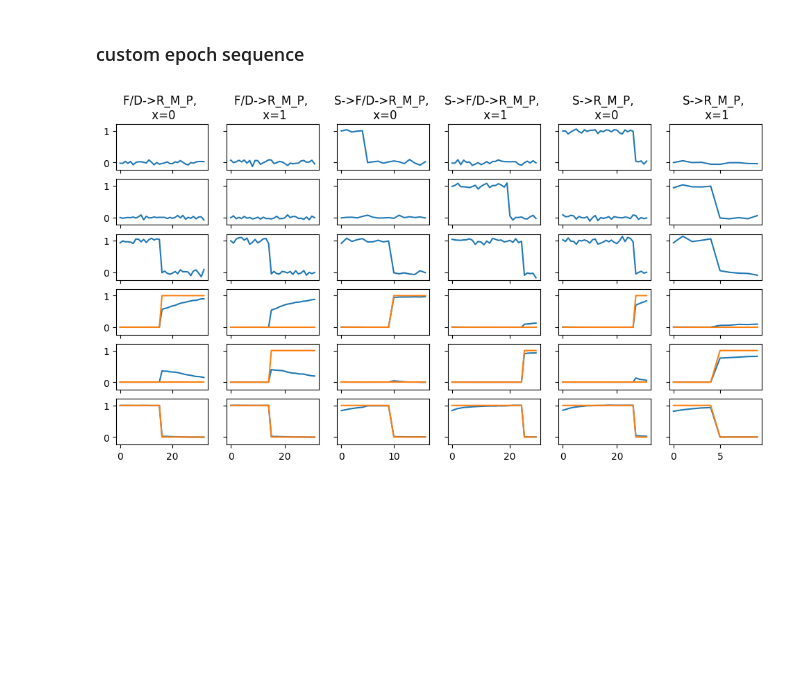
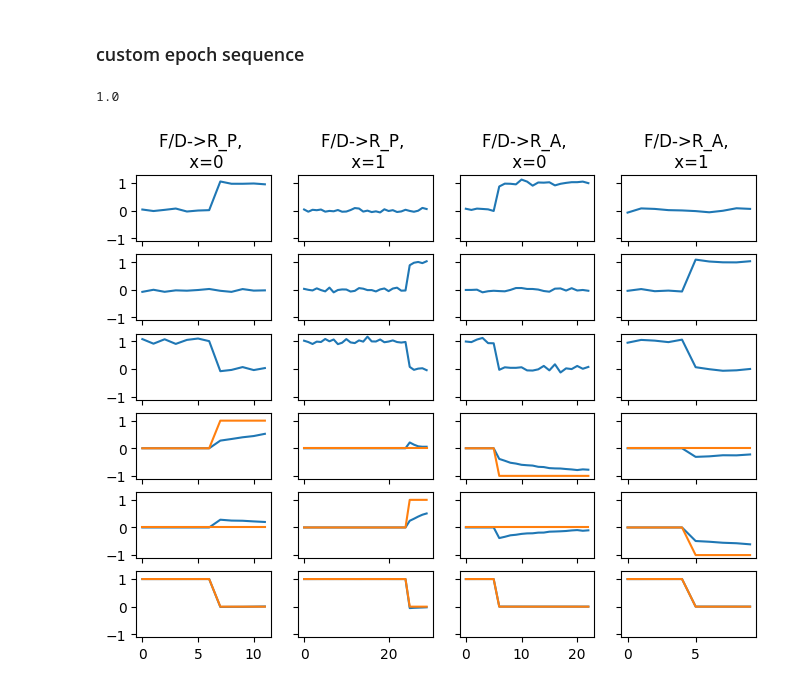
Before and after one commit to hzshan/context_inference_rnn, a Jupyter notebook: train.ipynb, the cells around one changed output. Cells and saved outputs as stored; diff of their text form; code cells hidden in the pictures; blank space fills up the shorter version.

```diff
--- a/train.ipynb
+++ b/train.ipynb
@@ -6,3 +435,5 @@ from train_config import load_config
 # %% [markdown]
 ### sequential training
+# %%
+plt.rcParams.update({'font.size': 10,})
 # %%
@@ -27,0 +445,5 @@ model, tr_loss_arr, ts_loss_arr = train_rnn_sequential(**config)
+# %%
+save_name = 'leakyrnn_proj_a0pt1_nh256_relu_wfix0pt2_PdPmAdAmPdmAdm_fix2_nitr30_AdamWithProj_lr0pt01_wd1e-05_sd0'
+config = load_config(save_name)
+config['retrain'] = False
+model, tr_loss_arr, ts_loss_arr, ts_perf_arr = train_leakyrnn_sequential(**config)
@@ -28,9 +452,20 @@ model, tr_loss_arr, ts_loss_arr = train_rnn_sequential(**config)
 # %%
-fig, axes = plt.subplots(2, 1, figsize=(5, 6), sharex=True, sharey=True)
+fig, axes = plt.subplots(3, 1, figsize=(4, 6), sharex=True, sharey=False)
 axes[0].plot(tr_loss_arr, color='gray')
-for itask in range(len(config['task_list'])):
-    axes[1].plot(ts_loss_arr[itask], color=f'C{itask}', label=config['task_list'][itask])
-axes[1].legend()
 axes[0].set_ylabel('training loss')
-axes[1].set_ylabel('test loss')
+for iax in [1, 2]:
+    ts_arr = [np.log(ts_loss_arr), ts_perf_arr][iax - 1]
+    ylabel = ['log test loss', 'test perf'][iax - 1]
+    for itask in range(len(config['task_list'])):
+        axes[iax].plot(ts_arr[itask], color=f'C{itask}', label=config['task_list'][itask])
+    axes[iax].legend(loc='center left', bbox_to_anchor=(1, 0.5))
+    axes[iax].set_ylabel(ylabel)
+    ymin, ymax = axes[iax].get_ylim()
+    dn_ckpt = config['num_iter'] / config['ckpt_step']
+    for itask in range(len(config['task_list']) + 1):
+        axes[iax].plot([itask * dn_ckpt + 1] * 2, [ymin, ymax], alpha=0.2, color='gray')
+    for itask in range(len(config['task_list'])):
+        axes[iax].fill_between([itask * dn_ckpt + 1, (itask + 1) * dn_ckpt + 1], ymin, ymax, color=f'C{itask}', alpha=0.1)
+if config['save_dir'] is not None:
+    fig.savefig(config['save_dir'] + '/loss.png', bbox_inches='tight')
 # %% [output]
@@ -150,37 +651,47 @@ max inference error= 1.0340911045217087e-10
 # %% [markdown]
 ### custom epoch sequence
+# %%
+perf.float().mean().item()
+# %% [output]
+1.0
 # %%
 i_ckpt = -1
 ckpt = ckpt_list[i_ckpt]
 model.load_state_dict(ckpt)
 
+epoch_str_list = ['F/D->S->R_P', 'F/D->S->R_A']
+epoch_str_list = ['F/D->R_P', 'F/D->R_A']#['S_S->F/D->R_M_P', 'S_S->F/D->R_M_A', 'S_S->F/D->R_P', 'S_S->F/D->R_A']
 # epoch_str_list = ['D->R_M_P', 'S->D->R_M_P', 'S->R_M_P']
 # epoch_str_list = ['F/D->R_P', 'S->F/D->R_P', 'S->R_P']
 # epoch_str_list = ['F/D->R_A', 'S->F/D->R_A', 'S->R_A']
-epoch_str_list = ['F/D->R_M_P', 'S->F/D->R_M_P', 'S->R_M_P']
+# epoch_str_list = ['F/D->R_M_P', 'S->F/D->R_M_P', 'S->R_M_P']
 # epoch_str_list = ['F/D->R_M_P', 'F/D->R_M_A']
 # epoch_str_list = ['S->F/D->R_M_P', 'S->F/D->R_M_A']
 x_set = np.arange(config['nx'])
 fig, axes = plt.subplots(6, len(epoch_str_list) * len(x_set),
                          figsize=(2 * len(epoch_str_list) * len(x_set), 6),
                          sharey=True, sharex='col')
 
 for itask, epoch_str in enumerate(epoch_str_list):
     for ix, x in enumerate(x_set):
         sig_y = 0
-        syz = generate_trial_from_epoch(epoch_str, x, config['z_list'], config['sig_s'], sig_y,
-                                        config['p_stay'], config['min_Te'], config['d_stim'], config['fixation_type'])
+        syz = generate_trial(task, x, config['z_list'], config['task_list'], config['sig_s'], sig_y,
+                             config['p_stay'], config['min_Te'], config['d_stim'],
+                             config['epoch_type'], config['fixation_type'], info_type=config.get('info_type', 'z'),
+                             epoch_str=epoch_str)
         syz = torch.tensor(syz[:, None, :], dtype=torch.float32).to(next(model.parameters()).device)
-        s, y, z = syz[..., :3], syz[..., 3:6], syz[..., 6:]
+        dim_s = config.get('dim_s', 3)
+        dim_y = config.get('dim_y', 3)
+        s, y, z = syz[..., :dim_s], syz[..., dim_s:(dim_s + dim_y)], syz[..., (dim_s + dim_y):]
         with torch.no_grad():
-            out = model(s, z)
+            out, _ = model(s, z)
         ########### plot #########
         icol = len(x_set) * itask + ix
         axes[0, icol].set_title(f'{epoch_str}, \n x={x}')
         for iax in range(3):
             axes[iax, icol].plot(s[:, :, iax].cpu().numpy())
         for iax in range(3):
             axes[iax + 3, icol].plot(out[:, :, iax].cpu().numpy())
             axes[iax + 3, icol].plot(y[:, :, iax].cpu().numpy())
 # %% [output]
-[figure, old version]
+[figure, new version]
```
Also changed, not shown: parts of 29 cells of this notebook, 2 other files.
